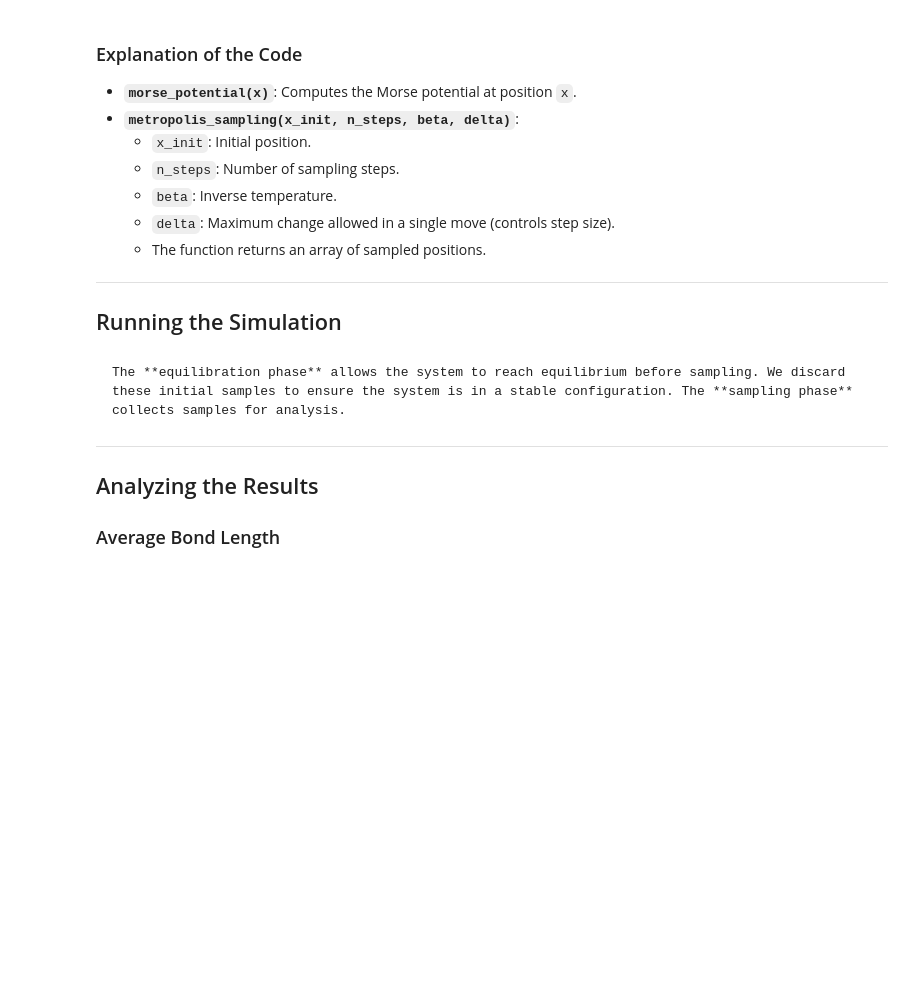
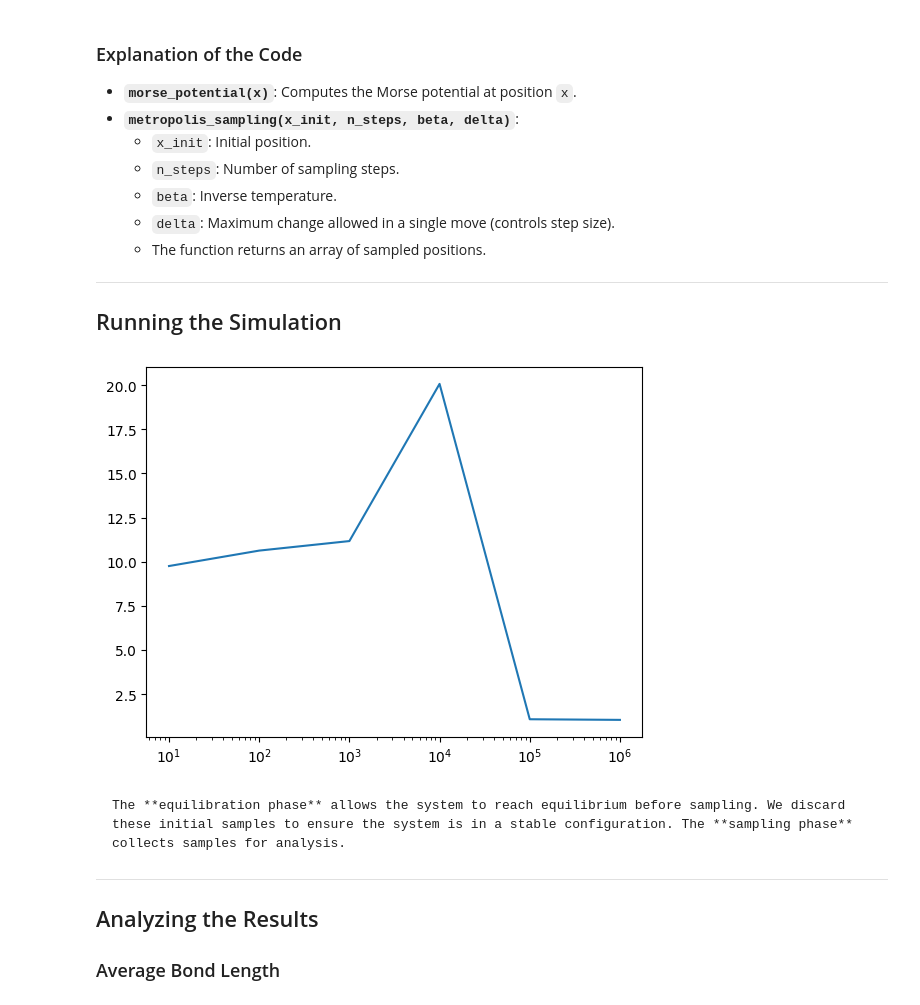
Before and after one commit to P-mandevillei/chem-4050-5050, a Jupyter notebook: lecture_notes/14/lecture-14-metropolis.ipynb, the cells around one changed output. Saved outputs shown, nothing was run; the diff lists cells and outputs as text; code cells hidden in the pictures; blank space fills up the shorter version.

````diff
--- a/lecture_notes/14/lecture-14-metropolis.ipynb
+++ b/lecture_notes/14/lecture-14-metropolis.ipynb
@@ -188,6 +207,15 @@ x_equilibrated = metropolis_sampling(x_initial, n_equilibration, beta, delta)
 
 # Sampling phase
 x_samples = metropolis_sampling(x_equilibrated[-1], n_sampling, beta, delta)
+# %%
+x_initial = 10
+equil_steps = [10**i for i in range(1, 7)]
+x_equils = [metropolis_sampling(x_initial, step, beta, delta) for step in equil_steps]
+# %%
+plt.plot(equil_steps, [x_equil[-1] for x_equil in x_equils])
+plt.xscale('log')
+# %% [output]
+[figure, added]
 # %% [markdown]
 ```{note}
 The **equilibration phase** allows the system to reach equilibrium before sampling. We discard these initial samples to ensure the system is in a stable configuration. The **sampling phase** collects samples for analysis.
````
Also changed, not shown: parts of 11 cells of this notebook, 4 other files.
